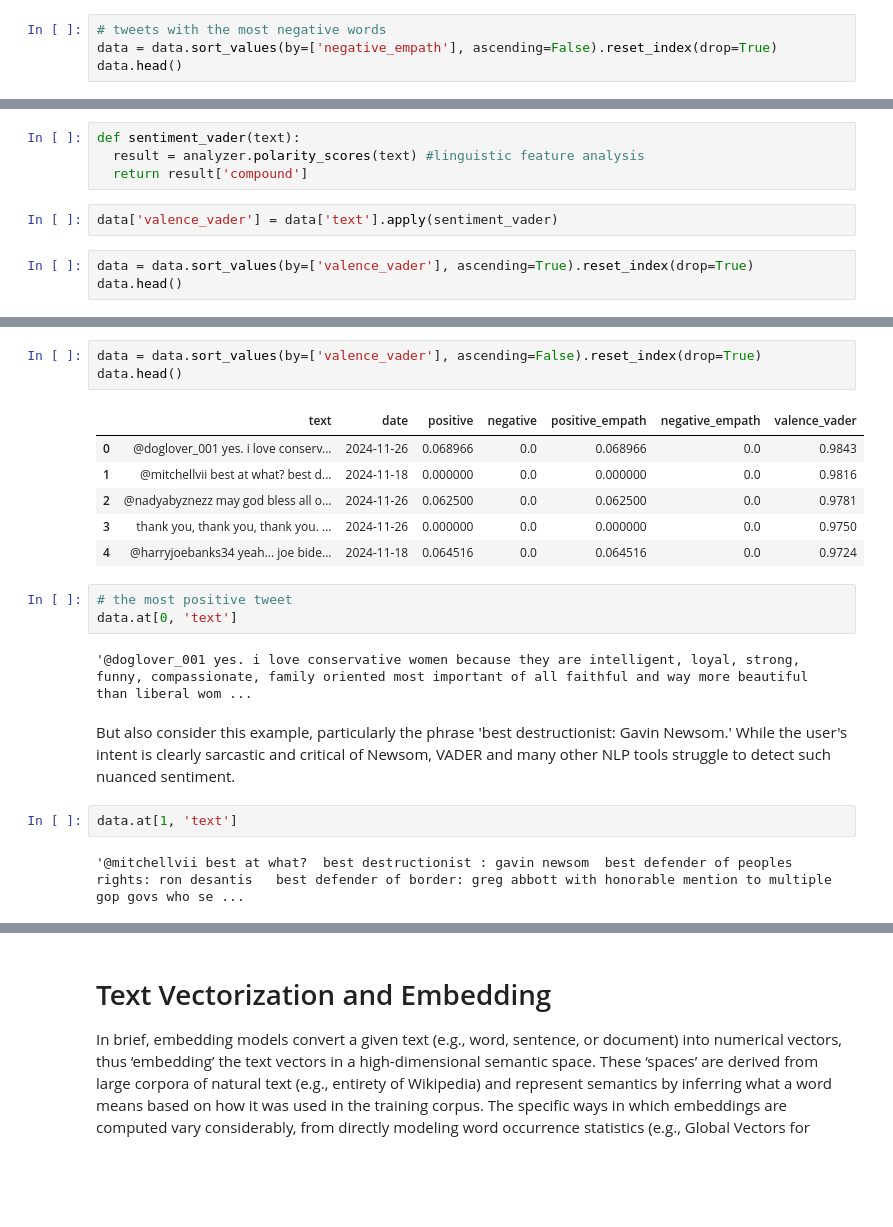
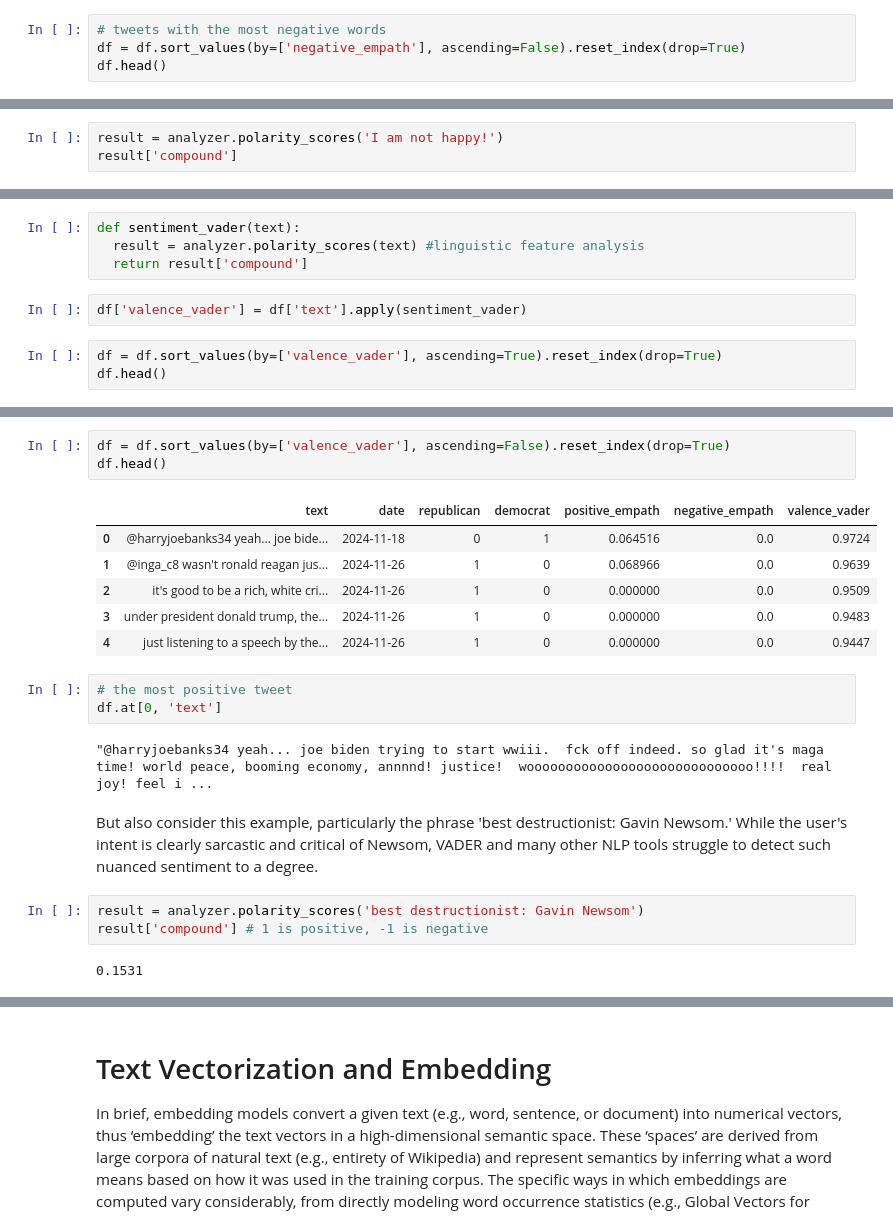
Before and after one commit to zimingcheng/NLP_workshop, a Jupyter notebook: NLP workshop.ipynb, the cells around one changed output, grey strips where cells are left out. Drawn from its saved outputs; the diff is of its cells as text; blank space fills up the shorter version.

```diff
--- a/NLP workshop.ipynb
+++ b/NLP workshop.ipynb
@@ -106,5 +130,5 @@ data.head()
 # %%
 # tweets with the most negative words
-data = data.sort_values(by=['negative_empath'], ascending=False).reset_index(drop=True)
-data.head()
+df = df.sort_values(by=['negative_empath'], ascending=False).reset_index(drop=True)
+df.head()
 # %% [output]
@@ -130,3 +155,6 @@ result = analyzer.polarity_scores('I am not happy')
 result['compound'] # 1 is positive, -1 is negative
 # %% [output]
 -0.4585
+# %%
+result = analyzer.polarity_scores('I am not happy!')
+result['compound']
@@ -135,8 +165,8 @@ def sentiment_vader(text):
   result = analyzer.polarity_scores(text) #linguistic feature analysis
   return result['compound']
 # %%
-data['valence_vader'] = data['text'].apply(sentiment_vader)
+df['valence_vader'] = df['text'].apply(sentiment_vader)
 # %%
-data = data.sort_values(by=['valence_vader'], ascending=True).reset_index(drop=True)
-data.head()
+df = df.sort_values(by=['valence_vader'], ascending=True).reset_index(drop=True)
+df.head()
 # %% [output]
@@ -152,23 +182,24 @@ data.at[0, 'text']
 # %% [output]
 'just  a daily reminder that donald trump is a convicted sex offender, liar,  felon, and financial fraudster and is a racist, sexist, hateful, fear  mongering, evil fascist and is the worst president  ...
 # %%
-data = data.sort_values(by=['valence_vader'], ascending=False).reset_index(drop=True)
-data.head()
+df = df.sort_values(by=['valence_vader'], ascending=False).reset_index(drop=True)
+df.head()
 # %% [output]
-|  | text | date | positive | negative | positive_empath | negative_empath | valence_vader |
-| 0 | @doglover_001 yes. i love conserv... | 2024-11-26 | 0.068966 | 0.0 | 0.068966 | 0.0 | 0.9843 |
-| 1 | @mitchellvii best at what? best d... | 2024-11-18 | 0.000000 | 0.0 | 0.000000 | 0.0 | 0.9816 |
-| 2 | @nadyabyznezz may god bless all o... | 2024-11-26 | 0.062500 | 0.0 | 0.062500 | 0.0 | 0.9781 |
-| 3 | thank you, thank you, thank you. ... | 2024-11-26 | 0.000000 | 0.0 | 0.000000 | 0.0 | 0.9750 |
-| 4 | @harryjoebanks34 yeah... joe bide... | 2024-11-18 | 0.064516 | 0.0 | 0.064516 | 0.0 | 0.9724 |
+|  | text | date | republican | democrat | positive_empath | negative_empath | valence_vader |
+| 0 | @harryjoebanks34 yeah... joe bide... | 2024-11-18 | 0 | 1 | 0.064516 | 0.0 | 0.9724 |
+| 1 | @inga_c8 wasn't ronald reagan jus... | 2024-11-26 | 1 | 0 | 0.068966 | 0.0 | 0.9639 |
+| 2 | it's good to be a rich, white cri... | 2024-11-26 | 1 | 0 | 0.000000 | 0.0 | 0.9509 |
+| 3 | under president donald trump, the... | 2024-11-26 | 1 | 0 | 0.000000 | 0.0 | 0.9483 |
+| 4 | just listening to a speech by the... | 2024-11-26 | 1 | 0 | 0.000000 | 0.0 | 0.9447 |
 # %%
 # the most positive tweet
-data.at[0, 'text']
+df.at[0, 'text']
 # %% [output]
-'@doglover_001 yes. i love conservative women because they are intelligent, loyal, strong, funny, compassionate, family oriented most important of all faithful and way more beautiful  than liberal wom ...
+"@harryjoebanks34 yeah... joe biden trying to start wwiii.  fck off indeed. so glad it's maga time! world peace, booming economy, annnnd! justice!  wooooooooooooooooooooooooooooo!!!!  real joy! feel i ...
 # %% [markdown]
-But also consider this example, particularly the phrase 'best destructionist: Gavin Newsom.' While the user's intent is clearly sarcastic and critical of Newsom, VADER and many other NLP tools struggle to detect such nuanced sentiment.
+But also consider this example, particularly the phrase 'best destructionist: Gavin Newsom.' While the user's intent is clearly sarcastic and critical of Newsom, VADER and many other NLP tools struggle to detect such nuanced sentiment to a degree.
-# %%
-data.at[1, 'text']
-# %% [output]
-'@mitchellvii best at what?  best destructionist : gavin newsom  best defender of peoples rights: ron desantis   best defender of border: greg abbott with honorable mention to multiple gop govs who se ...
+# %%
+result = analyzer.polarity_scores('best destructionist: Gavin Newsom')
+result['compound'] # 1 is positive, -1 is negative
+# %% [output]
+0.1531
```
Also changed, not shown: parts of 56 cells of this notebook.
